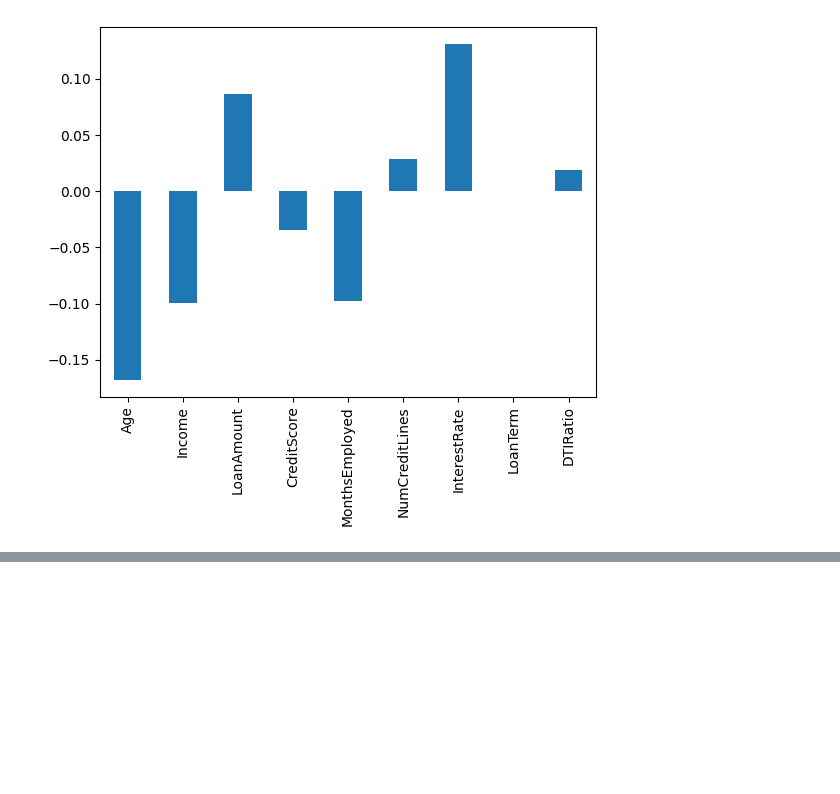
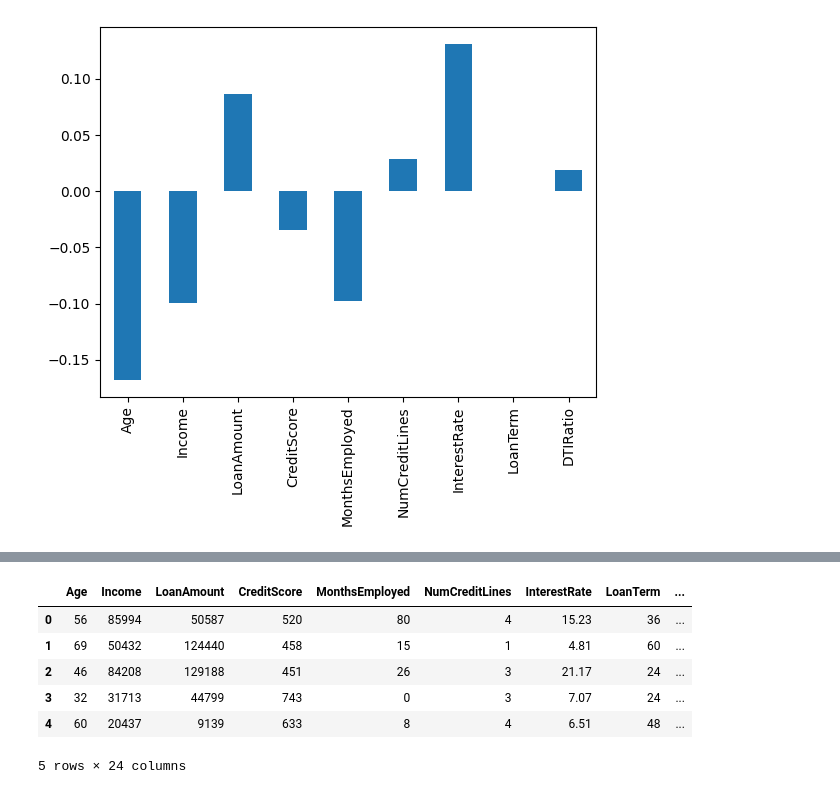
Before and after one commit to Ademola-Alabi/Loan_default_model, a Jupyter notebook: loan_default.ipynb, the cells around one changed output, grey strips where cells are left out. Drawn from its saved outputs; the diff is of its cells as text; code cells hidden in the pictures; blank space fills up the shorter version.

```diff
--- a/loan_default.ipynb
+++ b/loan_default.ipynb
@@ -47,0 +58,10 @@ data.corr(numeric_only=True)["Default"].drop("Default").plot(kind="bar")
+# %%
+X.head()
+# %% [output]
+|  | Age | Income | LoanAmount | CreditScore | MonthsEmployed | NumCreditLines | InterestRate | LoanTerm | ... |
+| 0 | 56 | 85994 | 50587 | 520 | 80 | 4 | 15.23 | 36 | ... |
+| 1 | 69 | 50432 | 124440 | 458 | 15 | 1 | 4.81 | 60 | ... |
+| 2 | 46 | 84208 | 129188 | 451 | 26 | 3 | 21.17 | 24 | ... |
+| 3 | 32 | 31713 | 44799 | 743 | 0 | 3 | 7.07 | 24 | ... |
+| 4 | 60 | 20437 | 9139 | 633 | 8 | 4 | 6.51 | 48 | ... |
+5 rows × 24 columns
```
Also changed, not shown: parts of 3 cells of this notebook.
